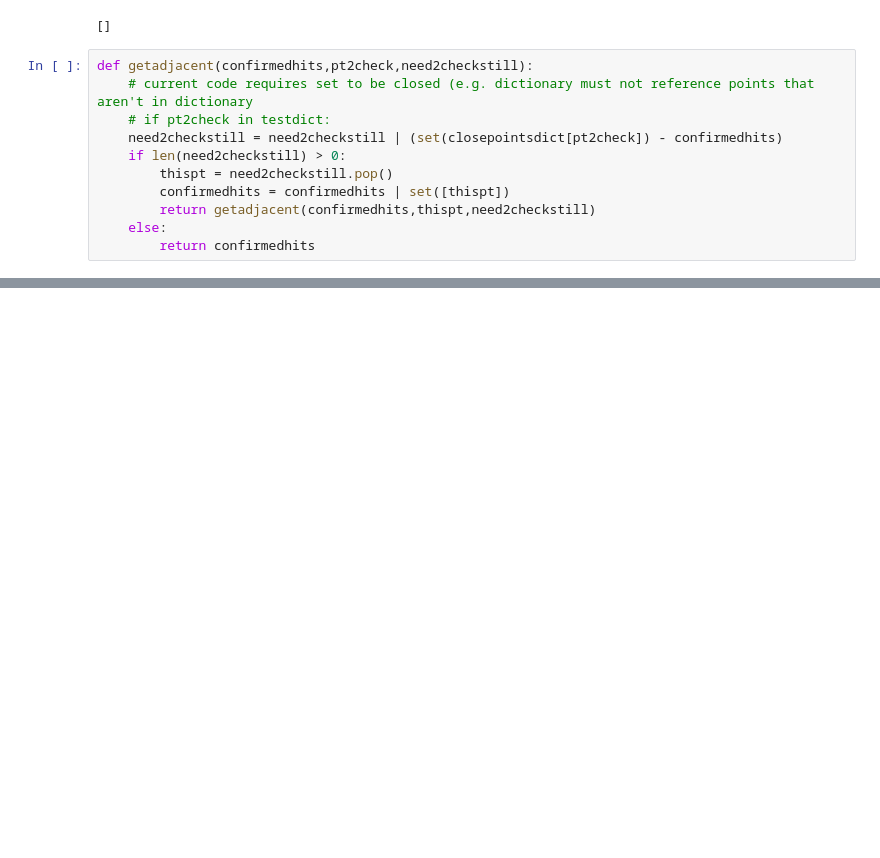
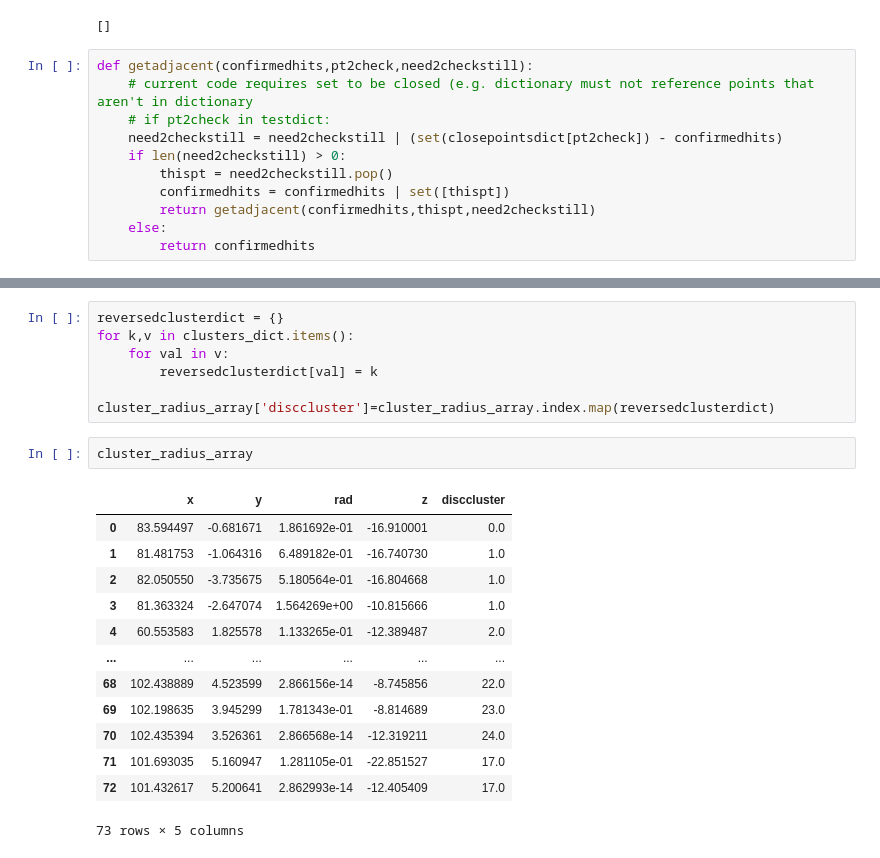
Before and after one commit to pflani/ObstacleSegmentation, a Jupyter notebook: DBSCAN.ipynb, the cells around one changed output, grey strips where cells are left out. Saved outputs shown, nothing was run; the diff lists cells and outputs as text; blank space fills up the shorter version.

```diff
--- a/DBSCAN.ipynb
+++ b/DBSCAN.ipynb
@@ -387,0 +380,23 @@ Canvas(toolbar=Toolbar(toolitems=[('Home', 'Reset original view', 'home', 'home'
+# %%
+reversedclusterdict = {}
+for k,v in clusters_dict.items():
+    for val in v:
+        reversedclusterdict[val] = k
+
+cluster_radius_array['disccluster']=cluster_radius_array.index.map(reversedclusterdict)
+# %%
+cluster_radius_array
+# %% [output]
+|  | x | y | rad | z | disccluster |
+| 0 | 83.594497 | -0.681671 | 1.861692e-01 | -16.910001 | 0.0 |
+| 1 | 81.481753 | -1.064316 | 6.489182e-01 | -16.740730 | 1.0 |
+| 2 | 82.050550 | -3.735675 | 5.180564e-01 | -16.804668 | 1.0 |
+| 3 | 81.363324 | -2.647074 | 1.564269e+00 | -10.815666 | 1.0 |
+| 4 | 60.553583 | 1.825578 | 1.133265e-01 | -12.389487 | 2.0 |
+| ... | ... | ... | ... | ... | ... |
+| 68 | 102.438889 | 4.523599 | 2.866156e-14 | -8.745856 | 22.0 |
+| 69 | 102.198635 | 3.945299 | 1.781343e-01 | -8.814689 | 23.0 |
+| 70 | 102.435394 | 3.526361 | 2.866568e-14 | -12.319211 | 24.0 |
+| 71 | 101.693035 | 5.160947 | 1.281105e-01 | -22.851527 | 17.0 |
+| 72 | 101.432617 | 5.200641 | 2.862993e-14 | -12.405409 | 17.0 |
+73 rows × 5 columns
```
Also changed, not shown: parts of 10 cells of this notebook.
